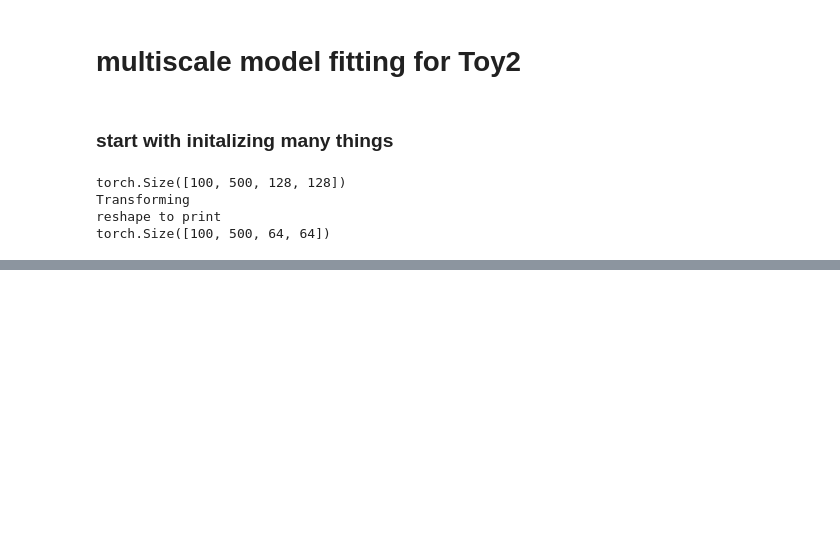
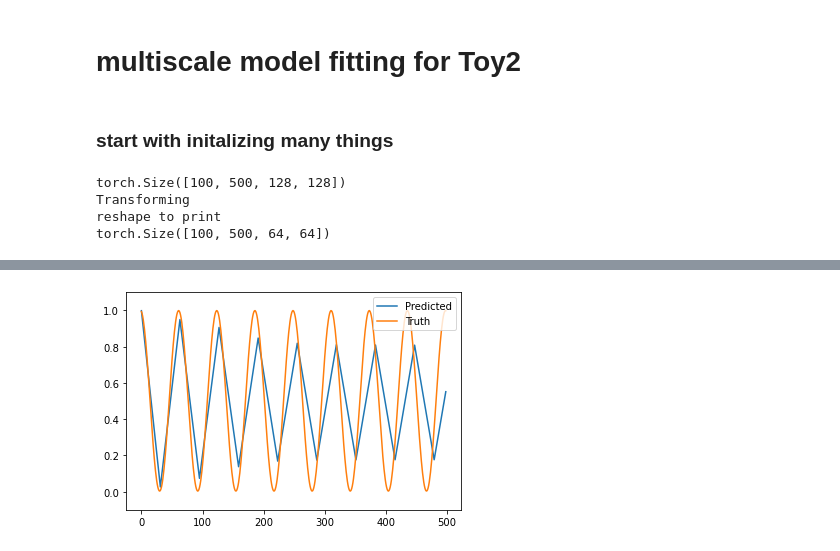
Before and after one commit to KatieJ16/Time_Space_multiscale, a Jupyter notebook: remake/toy2_multiscale_model_fitting.ipynb, the cells around one changed output, grey strips where cells are left out. Cells and saved outputs as stored; diff of their text form; code cells hidden in the pictures; blank space fills up the shorter version.

Commit message:
added timefitting and calc error for first thing

```diff
--- a/remake/toy2_multiscale_model_fitting.ipynb
+++ b/remake/toy2_multiscale_model_fitting.ipynb
@@ -141,11 +141,11 @@ Transforming
 reshape to print
 torch.Size([100, 500, 64, 64])
 # %%
-#make a dictionary with train data of every size 128->2
+#make a dictionary with train data of every size 128->1
 
 def make_dict_all_sizes(data):
     """
-    Makes a dictionary of data at every refinedment size from current->2
+    Makes a dictionary of data at every refinedment size from current->1
 
     inputs:
         data: tensor(or array) of size (n_points, n_timesteps, dim, dim)
@@ -170,6 +170,6 @@ def make_dict_all_sizes(data):
         data = ave_one_level(data)
         dic[str(data.shape[-1])] = data
 
-    print(dic.keys)
+    print(dic.keys())
 
     return dic
@@ -199,0 +176,3 @@ dict_keys(['128', '64', '32', '16', '8', '4', '2', '1'])
+# %%
+train_dict = make_dict_all_sizes(train_data)
+val_dict = make_dict_all_sizes(val_data)
@@ -199,0 +327,5 @@ dict_keys(['128', '64', '32', '16', '8', '4', '2', '1'])
+# %%
+current_size = 1
+models, step_sizes, mse_list, idx_lowest = find_best_timestep(train_dict[str(current_size)],
+                                                              val_dict[str(current_size)],
+                                                              val_dict[str(current_size)], current_size,model_dir=model_dir)
@@ -199,0 +350,25 @@ dict_keys(['128', '64', '32', '16', '8', '4', '2', '1'])
+# %%
+def plot_lowest_error(data, model):
+    """
+    Plot data at model, idx
+
+    inputs:
+        data: tensor of shape (n_points, n_timesteps, dim, dim)
+        model: Resnet model to predict on
+    outputs:
+        No returned values, but graph shown
+
+
+    """
+    data  = torch.flatten(data, 2,3)
+    _, total_steps, _ = data.shape
+    y_preds = model.uni_scale_forecast(torch.tensor(data[:,0,:]).float(), n_steps=total_steps-1)
+    plt.plot(y_preds[0,:,0], label = "Predicted")
+    plt.plot(data[0,1:,0], label = "Truth")
+    plt.ylim([-.1, 1.1])
+    plt.legend()
+    plt.show()
+
+plot_lowest_error(val_dict[str(current_size)], models[idx_lowest])
+# %% [output]
+[figure, added]
```
Also changed, not shown: parts of 8 cells of this notebook, 3 other files.
